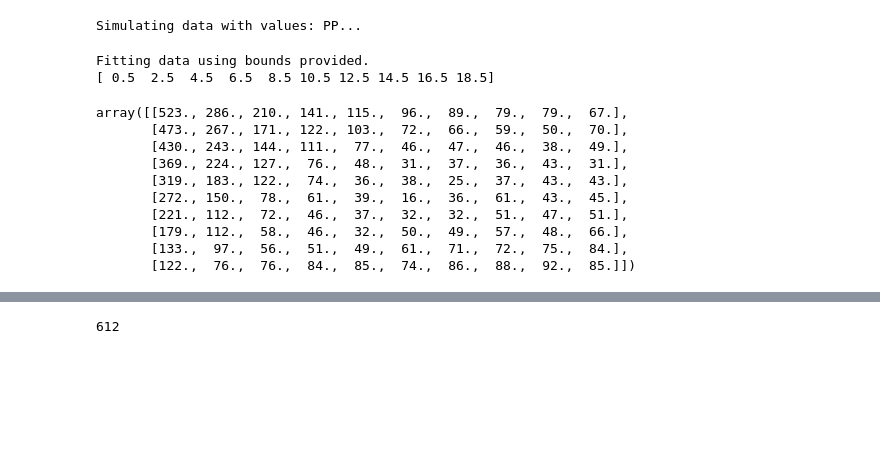
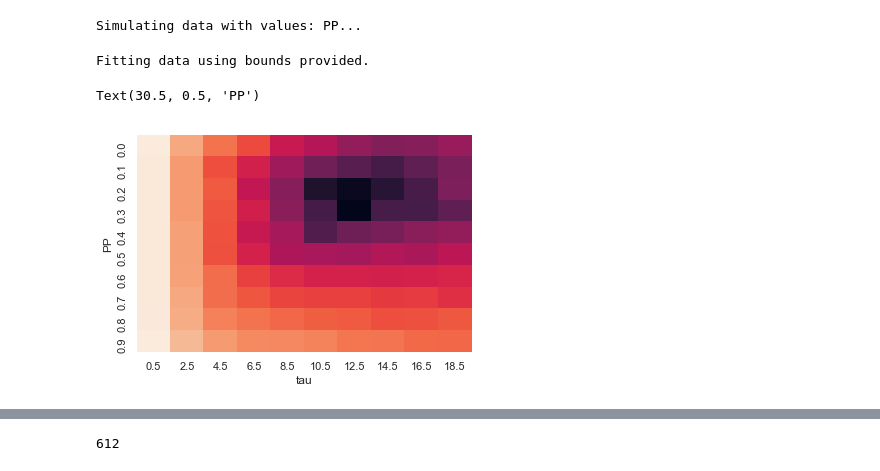
Before and after one commit to mccutcheonlab/lickmodel, a Jupyter notebook: notebooks/lickmodel.ipynb, the cells around one changed output, grey strips where cells are left out. Drawn from its saved outputs; the diff is of its cells as text; code cells hidden in the pictures; blank space fills up the shorter version.

Commit message:
updated fitting function

```diff
--- a/notebooks/lickmodel.ipynb
+++ b/notebooks/lickmodel.ipynb
@@ -70,8 +70,6 @@ def update_func(System, licks):
 # %%
 def fit_data(lickdata, bounds, bins, nruns=1000):
     print('Fitting data using bounds provided.')
-
-    data = lickdata['hists'][0][0]
 
     nPP = bounds['PP'][2]
     ntau = bounds['tau'][2]
@@ -81,8 +79,6 @@ def fit_data(lickdata, bounds, bins, nruns=1000):
     pp_matrix = np.arange(bounds['PP'][0], bounds['PP'][1], bounds['PP'][1]/bounds['PP'][2])
     tau_matrix = np.arange(bounds['tau'][0], bounds['tau'][1], bounds['tau'][1]/bounds['tau'][2])
 
-    print(tau_matrix)
-
     for pp_idx, pp in enumerate(pp_matrix):
         for tau_idx, tau in enumerate(tau_matrix):
             comparison_data = runmodel(pp, tau, nruns)
@@ -90,9 +86,11 @@ def fit_data(lickdata, bounds, bins, nruns=1000):
 
             #work out loglik for hist bins using compare function and place this value in the grid
 
-            comp = licks_to_fit['hists'][0][0]
-
-            diffs = [np.abs(x-y) for x,y in zip(data, comp)]
+            diffs = []
+            for bottle in [0, 1]:
+                data = lickdata['hists'][bottle][0]
+                comp = licks_to_fit['hists'][bottle][0]
+                diffs.append(sum([np.abs(x-y) for x,y in zip(data, comp)]))
 
             grid[pp_idx, tau_idx] = sum(diffs)
 
@@ -137,22 +135,28 @@ def analyse_licks(data, bins):
 
     return ({'licks':data, 'bursts':bursts, 'hists':hists, 'cumsums':cumsums})
 # %%
+nruns=5000
+
+licks = runmodel(0.25, 12, nruns)
+
 bins = np.arange(0,100)
 lickdata = analyse_licks(licks, bins)
-# %%
-gridscores = fit_data(lickdata, bounds, bins)
-
-gridscores
-# %% [output]
-Fitting data using bounds provided.
-[ 0.5  2.5  4.5  6.5  8.5 10.5 12.5 14.5 16.5 18.5]
-array([[523., 286., 210., 141., 115.,  96.,  89.,  79.,  79.,  67.],
-       [473., 267., 171., 122., 103.,  72.,  66.,  59.,  50.,  70.],
-       [430., 243., 144., 111.,  77.,  46.,  47.,  46.,  38.,  49.],
-       [369., 224., 127.,  76.,  48.,  31.,  37.,  36.,  43.,  31.],
-       [319., 183., 122.,  74.,  36.,  38.,  25.,  37.,  43.,  43.],
-       [272., 150.,  78.,  61.,  39.,  16.,  36.,  61.,  43.,  45.],
-       [221., 112.,  72.,  46.,  37.,  32.,  32.,  51.,  47.,  51.],
-       [179., 112.,  58.,  46.,  32.,  50.,  49.,  57.,  48.,  66.],
-       [133.,  97.,  56.,  51.,  49.,  61.,  71.,  72.,  75.,  84.],
-       [122.,  76.,  76.,  84.,  85.,  74.,  86.,  88.,  92.,  85.]])
+# %%
+gridscores = fit_data(lickdata, bounds, bins, nruns=nruns)
+
+gridscores
+
+pp_matrix = np.arange(bounds['PP'][0], bounds['PP'][1], bounds['PP'][1]/bounds['PP'][2])
+tau_matrix = np.arange(bounds['tau'][0], bounds['tau'][1], bounds['tau'][1]/bounds['tau'][2])
+
+pp_vals = ["{:.1f}".format(x) for x in pp_matrix]
+tau_vals = ["{:.1f}".format(x) for x in tau_matrix]
+
+import seaborn as sns; sns.set()
+ax = sns.heatmap(np.log(gridscores), cbar=False, xticklabels=tau_vals, yticklabels=pp_vals)
+ax.set_xlabel('tau')
+ax.set_ylabel('PP')
+# %% [output]
+Fitting data using bounds provided.
+Text(30.5, 0.5, 'PP')
+[figure, added]
```
Also changed, not shown: parts of 2 cells of this notebook.
